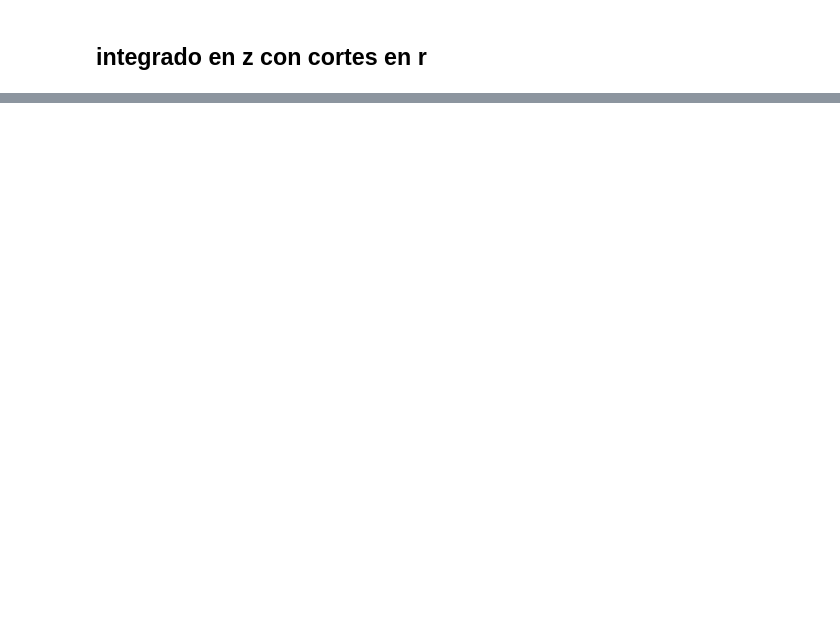
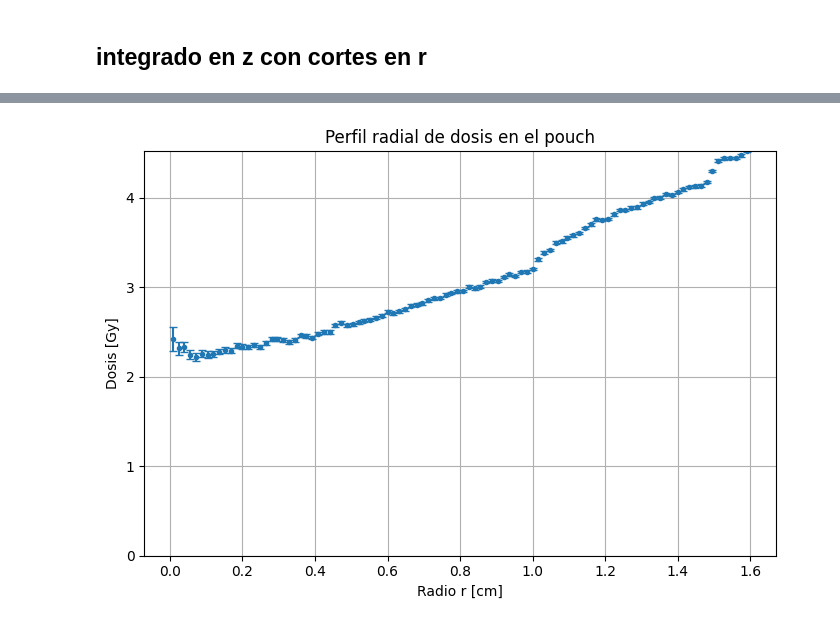
Before and after one commit to arirodriguez001/Laboratory-VI, a Jupyter notebook: Modelo V0/picobragg_V0.ipynb, the cells around one changed output, grey strips where cells are left out. Drawn from its saved outputs; the diff is of its cells as text; code cells hidden in the pictures; blank space fills up the shorter version.

```diff
--- a/Modelo V0/picobragg_V0.ipynb
+++ b/Modelo V0/picobragg_V0.ipynb
@@ -142,0 +129,75 @@ ancho = 0.07 mm
+# %%
+archivo = "bragg_pouch_rcilindJesus.out"
+
+rmin = []
+rmax = []
+dosis = []
+err_rel = []
+
+with open(archivo, "r", encoding="utf-8", errors="ignore") as f:
+    lineas = f.readlines()
+
+i = 0
+while i < len(lineas):
+    linea = lineas[i]
+
+    match = re.search(r"r = \(\s*([+-]?\d+\.\d+E[+-]\d+)\s*-\s*([+-]?\d+\.\d+E[+-]\d+)\s*\)", linea)
+
+    if match:
+        r1 = float(match.group(1))
+        r2 = float(match.group(2))
+
+        for j in range(i, min(i + 30, len(lineas))):
+            partes = lineas[j].split()
+
+            if len(partes) == 4:
+                try:
+                    z_lower = float(partes[0])
+                    z_upper = float(partes[1])
+                    d = float(partes[2])
+                    e = float(partes[3])
+
+                    if 50 < z_lower < 70 and 50 < z_upper < 70:
+                        rmin.append(r1)
+                        rmax.append(r2)
+                        dosis.append(d)
+                        err_rel.append(e)
+                        break
+
+                except ValueError:
+                    pass
+
+    i += 1
+
+rmin = np.array(rmin)
+rmax = np.array(rmax)
+dosis = np.array(dosis)
+err_rel = np.array(err_rel)
+
+r_centro = 0.5 * (rmin + rmax)
+err_abs = dosis * err_rel
+
+print("Cantidad de bins radiales leídos:", len(dosis))
+print("Dosis mínima:", np.min(dosis))
+print("Dosis máxima:", np.max(dosis))
+print("Dosis media:", np.mean(dosis))
+print("Error relativo medio:", np.mean(err_rel))
+
+
+plt.figure(figsize=(7, 5))
+plt.errorbar(
+    r_centro,
+    dosis * 300,
+    yerr = err_abs * 300,
+    fmt=".",
+    capsize=3
+)
+
+plt.xlabel("Radio r [cm]")
+plt.ylabel("Dosis [Gy]")
+plt.ylim(0, np.max(dosis * 300))
+plt.title("Perfil radial de dosis en el pouch")
+plt.grid(True)
+plt.tight_layout()
+plt.show()
+# %% [output]
@@ -142,0 +209 @@ ancho = 0.07 mm
+[figure, added]
```
Also changed, not shown: parts of 6 cells of this notebook, 3 other files.
